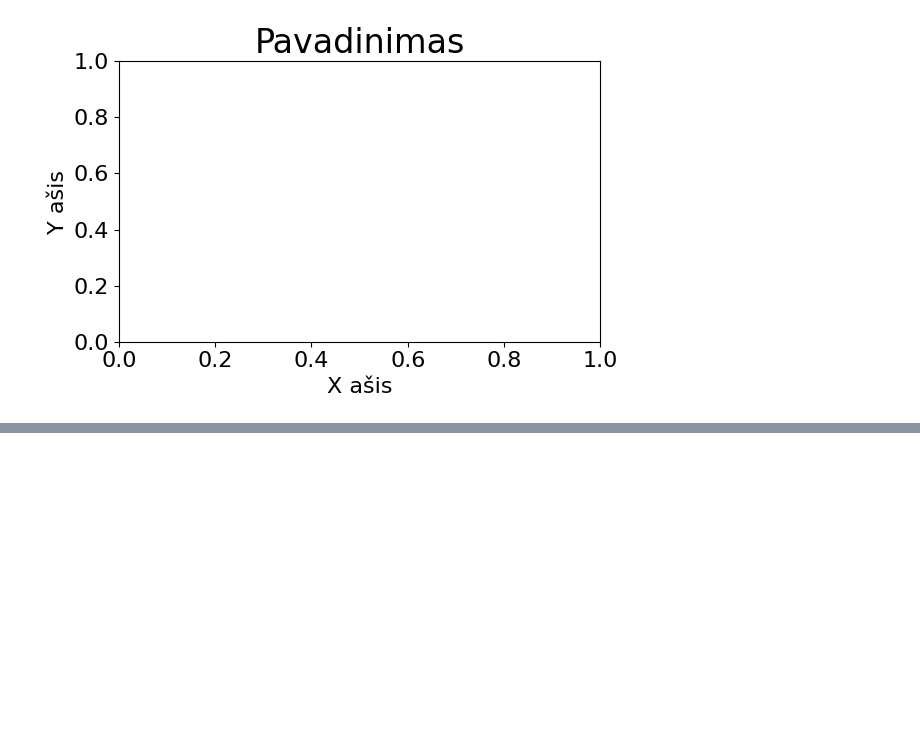
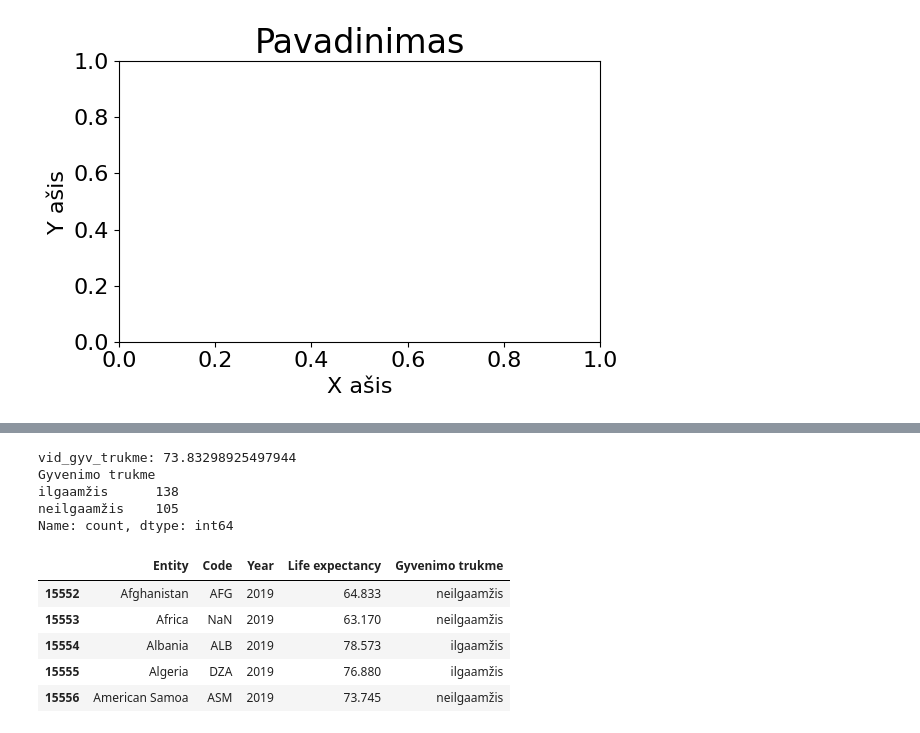
Before and after one commit to EmveeLT/JupyterNotebooks, a Jupyter notebook: Pandas2.ipynb, the cells around one changed output, grey strips where cells are left out. Cells and saved outputs as stored; diff of their text form; code cells hidden in the pictures; blank space fills up the shorter version.

```diff
--- a/Pandas2.ipynb
+++ b/Pandas2.ipynb
@@ -547,0 +596,16 @@ plt.show()
+# %%
+# kiek 2018 metais buvo respondentų iš kiekvienos amžiaus grupės?
+
+respondetu_sk_2018 = d18s["lytis"].value_counts().sort_values(ascending=False)
+print("respondentų iš kiekvienos amžiaus grupės" ,respondetu_sk_2018)
+
+print("\n" )
+
+# Suraskite vidutinius atlyginimus kiekvienai amžiaus grupei (2018 metams)
+# hint:as for ciklas moka eiti per array vertes, kurias gausite su .index arba .values atributais
+
+amziaus_gr = d18s["amzius"].value_counts().index           #cia yra amziaus grupes 14-29,30-39,40-49,50-59)
+for amzius in amziaus_gr:
+    amziaus_grupes_lentele = d18s.query("amzius ==@amzius")
+    vidutinis_atlyginimas = amziaus_grupes_lentele["bdu_spalio"].mean()
+    print("Amzius:" ,amzius, "Vidutinis atlyginimas" ,vidutinis_atlyginimas)
@@ -547,0 +831,51 @@ plt.show()
+# %%
+
+#Su Dar su life-exp.csv:
+#Nuskaitykite failą
+#Suraskite vidutinę, minimalią, maksimalią gyvenimo trukmę Lietuvai,
+# Latvijai, Švedijai, Vokietijai
+# Padarykite, jog vartotojas galėtų įvesti, kokios šalies
+# duomenis reikia išvesti
+#Bonus - .plot() vizualizacija tokių duomenų:
+# gyvenimo trukmė kiekvienais metais Lietuvai ir vartotojo įvestai šaliai
+
+
+#atrinkite su .query() į naują lentelę tik 2019 metų duomenis.
+# Toliau naudojama tik naujoji lentelė
+
+LifeExp= pd.read_csv("life-exp.csv")
+naujoji_lentele2019 = LifeExp.query('Year == 2019')
+
+# Suraskite vidutinę gyvenimo trukmę
+vid_gyv_trukme = naujoji_lentele2019["Life expectancy"].mean()
+print("vid_gyv_trukme:", vid_gyv_trukme)
+
+# Suskirstykite valstybes į ilgaamžes ir ne
+# jei gyvenimo trukmė mažiau nei vidurkis - neilgaamžė
+# jei didesnė - ilgaamžė.
+# Kiek buvo valstybių ilgaamžių, neilgaamžių?
+#  .query() duomenų filtravimas ir atrinkimas
+
+def gyvenimo_trukme(amzius):
+    if amzius > vid_gyv_trukme:
+        return "ilgaamžis"
+    else: return "neilgaamžis"
+
+naujoji_lentele2019["Gyvenimo trukme"] = naujoji_lentele2019["Life expectancy"].apply(gyvenimo_trukme)
+suskirstymas_pagal_metus = naujoji_lentele2019["Gyvenimo trukme"].value_counts()
+print(suskirstymas_pagal_metus)
+naujoji_lentele2019.head(5)
+
+# naujoji_lentele2019.query("lytis =='neilgaamžis' and issilavinimas =='ilgaamžis'").value_counts()
+# %% [output]
+vid_gyv_trukme: 73.83298925497944
+Gyvenimo trukme
+ilgaamžis      138
+neilgaamžis    105
+Name: count, dtype: int64
+|  | Entity | Code | Year | Life expectancy | Gyvenimo trukme |
+| 15552 | Afghanistan | AFG | 2019 | 64.833 | neilgaamžis |
+| 15553 | Africa | NaN | 2019 | 63.170 | neilgaamžis |
+| 15554 | Albania | ALB | 2019 | 78.573 | ilgaamžis |
+| 15555 | Algeria | DZA | 2019 | 76.880 | ilgaamžis |
+| 15556 | American Samoa | ASM | 2019 | 73.745 | neilgaamžis |
```
Also changed, not shown: parts of 15 cells of this notebook, 2 other files.
